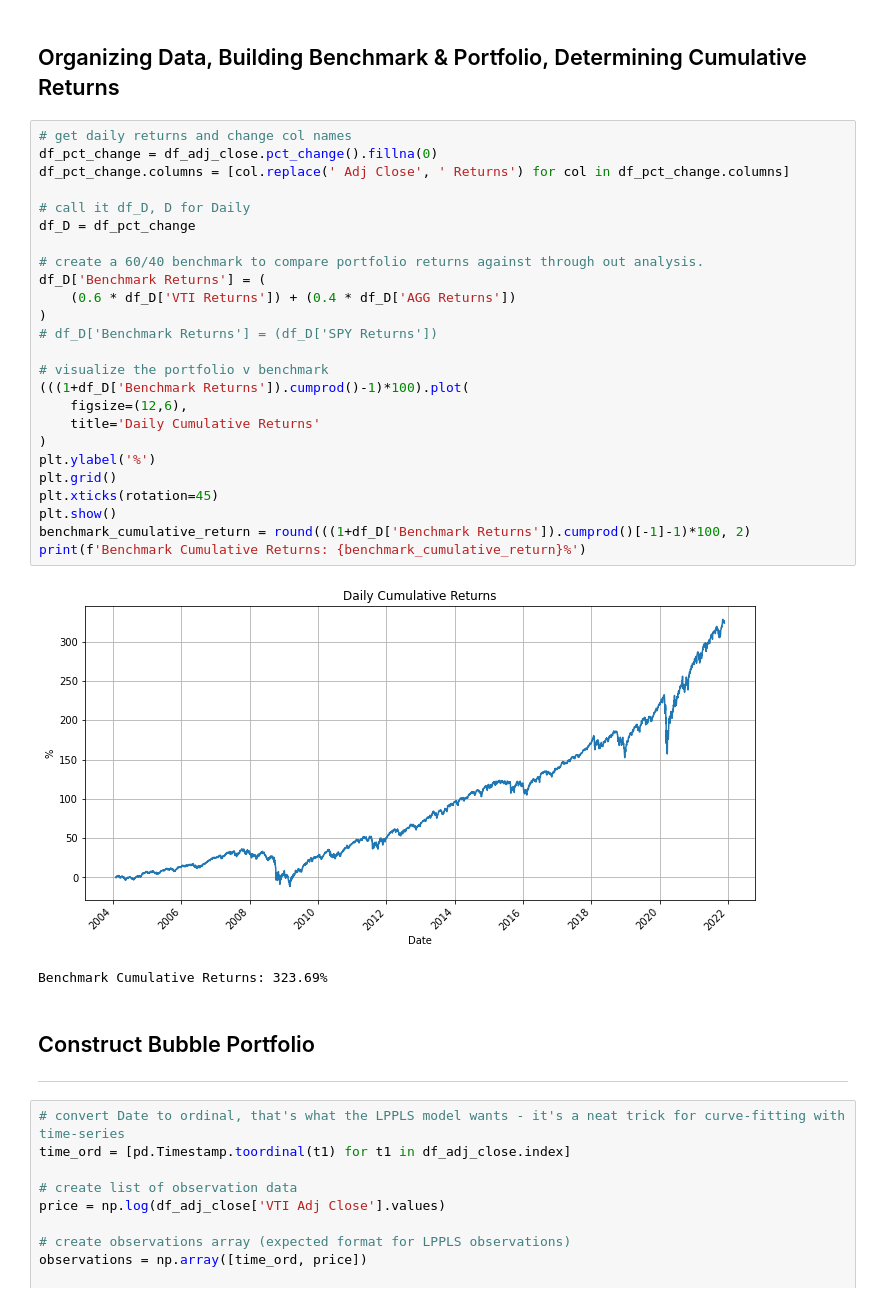
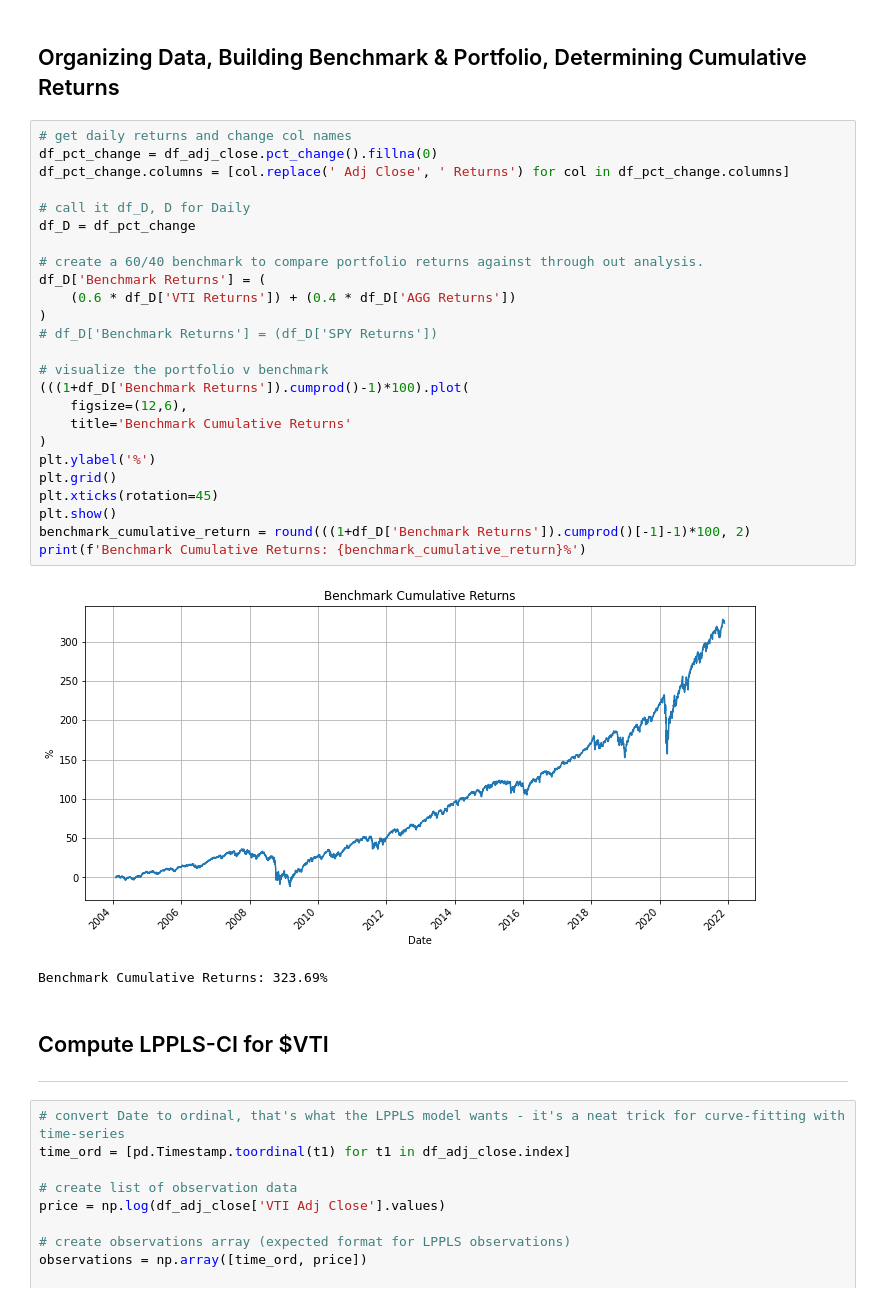
Before and after one commit to Boulder-Investment-Technologies/lppls-ci_tactical_asset_allocation, a Jupyter notebook: avoiding_bubbles-w-VolQ-risk-off-allocation.ipynb, the cells around one changed output. Saved outputs shown, nothing was run; the diff lists cells and outputs as text.

```diff
--- a/avoiding_bubbles-w-VolQ-risk-off-allocation.ipynb
+++ b/avoiding_bubbles-w-VolQ-risk-off-allocation.ipynb
@@ -76,34 +79,34 @@ RISK_FREE_RATE = 0.00184%
 # %%
 # get daily returns and change col names
 df_pct_change = df_adj_close.pct_change().fillna(0)
 df_pct_change.columns = [col.replace(' Adj Close', ' Returns') for col in df_pct_change.columns]
 
 # call it df_D, D for Daily
 df_D = df_pct_change
 
 # create a 60/40 benchmark to compare portfolio returns against through out analysis.
 df_D['Benchmark Returns'] = (
     (0.6 * df_D['VTI Returns']) + (0.4 * df_D['AGG Returns'])
 )
 # df_D['Benchmark Returns'] = (df_D['SPY Returns'])
 
 # visualize the portfolio v benchmark
 (((1+df_D['Benchmark Returns']).cumprod()-1)*100).plot(
     figsize=(12,6),
-    title='Daily Cumulative Returns'
+    title='Benchmark Cumulative Returns'
 )
 plt.ylabel('%')
 plt.grid()
 plt.xticks(rotation=45)
 plt.show()
 benchmark_cumulative_return = round(((1+df_D['Benchmark Returns']).cumprod()[-1]-1)*100, 2)
 print(f'Benchmark Cumulative Returns: {benchmark_cumulative_return}%')
 # %% [output]
-[figure, old version]
+[figure, new version]
 Benchmark Cumulative Returns: 323.69%
-# %% [markdown]
-## Construct Bubble Portfolio
----
+# %% [markdown]
+## Compute LPPLS-CI for $VTI
+---
 # %%
 # convert Date to ordinal, that's what the LPPLS model wants - it's a neat trick for curve-fitting with time-series
 time_ord = [pd.Timestamp.toordinal(t1) for t1 in df_adj_close.index]
```
Also changed, not shown: parts of 11 cells of this notebook.
